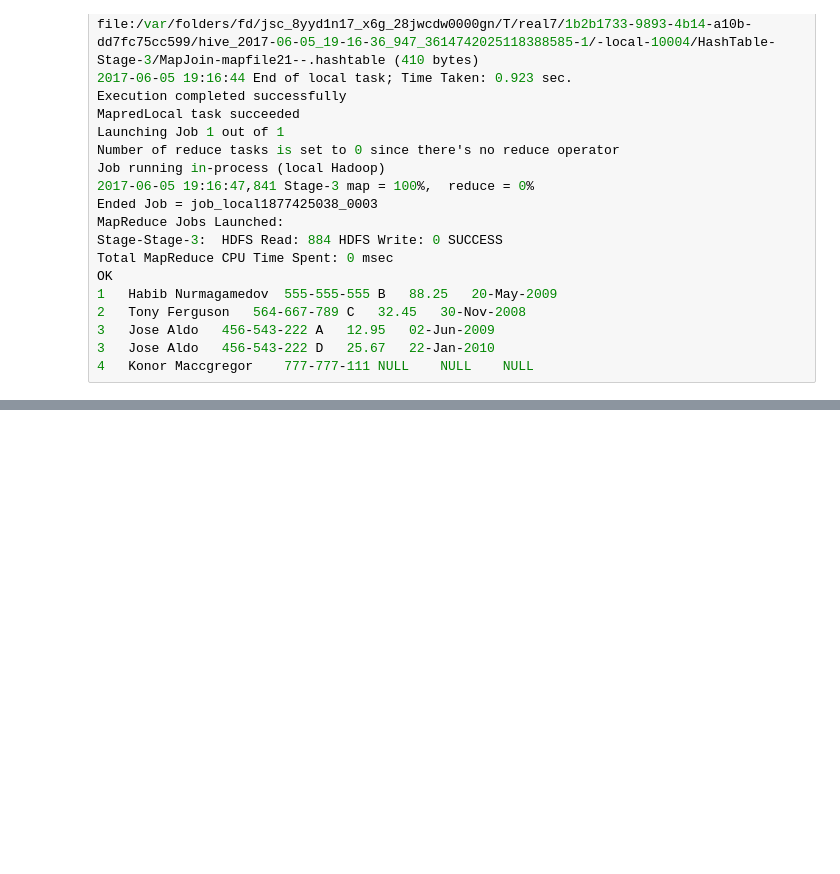
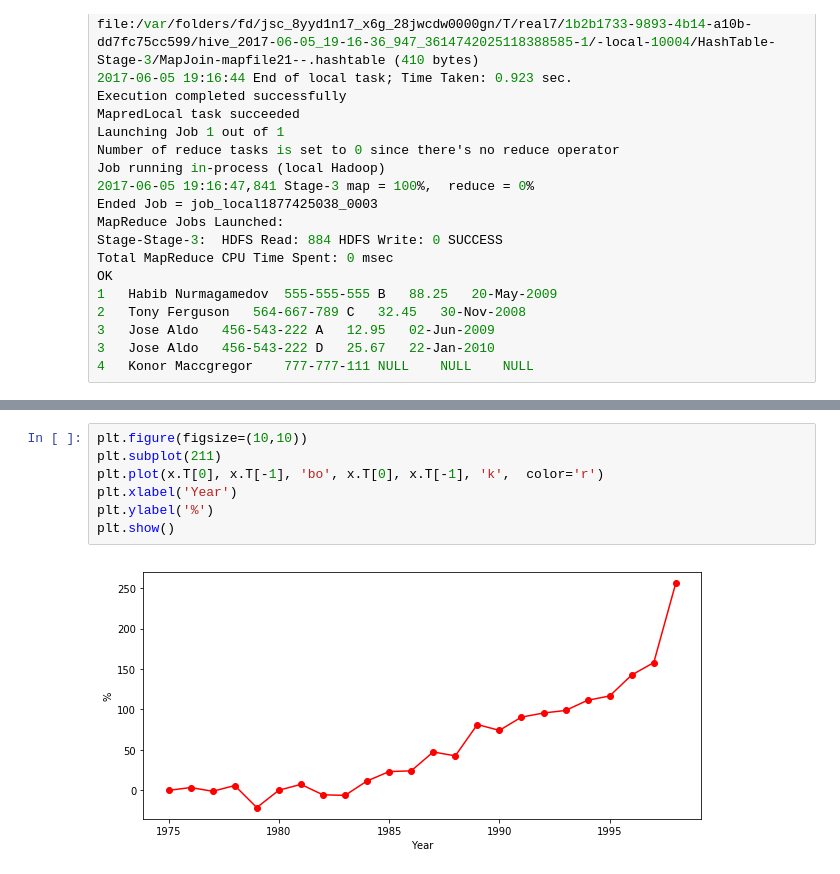
Before and after one commit to askar-alty/hadoop_in_action, a Jupyter notebook: Hive.ipynb, the cells around one changed output, grey strips where cells are left out. Drawn from its saved outputs; the diff is of its cells as text; blank space fills up the shorter version.

```diff
--- a/Hive.ipynb
+++ b/Hive.ipynb
@@ -233,0 +335,9 @@ OK
+# %%
+plt.figure(figsize=(10,10))
+plt.subplot(211)
+plt.plot(x.T[0], x.T[-1], 'bo', x.T[0], x.T[-1], 'k',  color='r')
+plt.xlabel('Year')
+plt.ylabel('%')
+plt.show()
+# %% [output]
+[figure, added]
```
Also changed, not shown: parts of 20 cells of this notebook.
